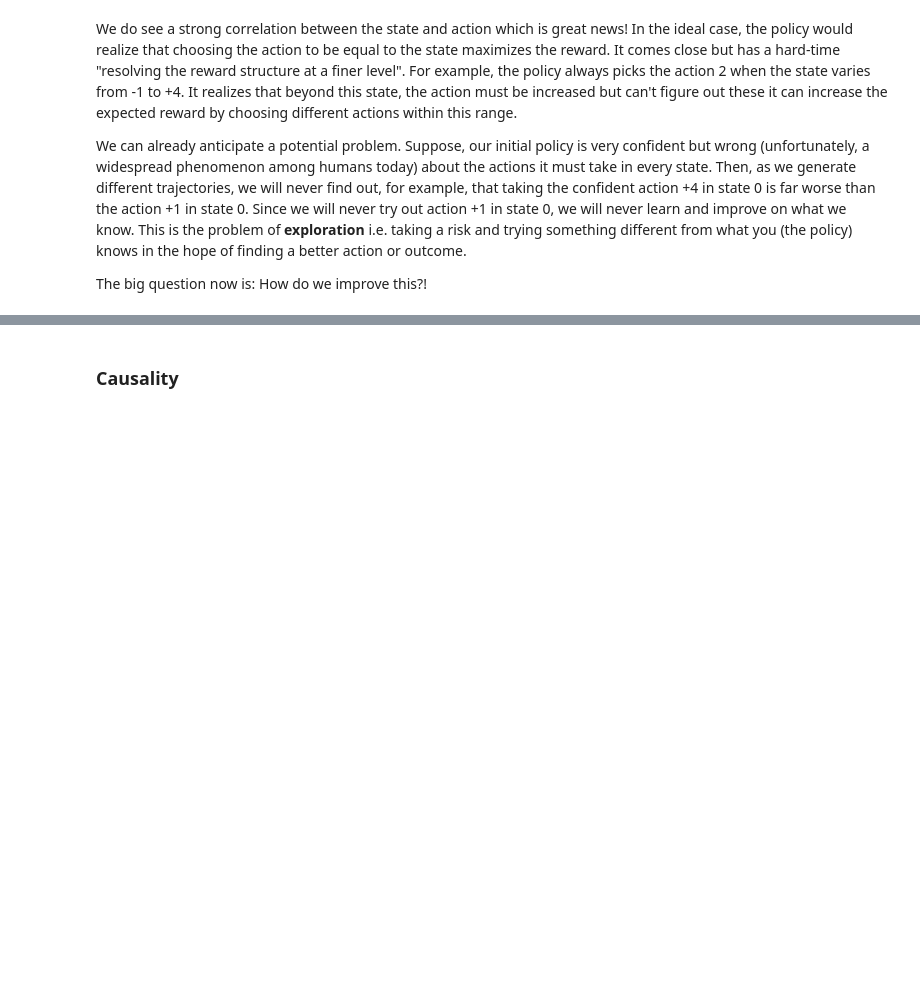
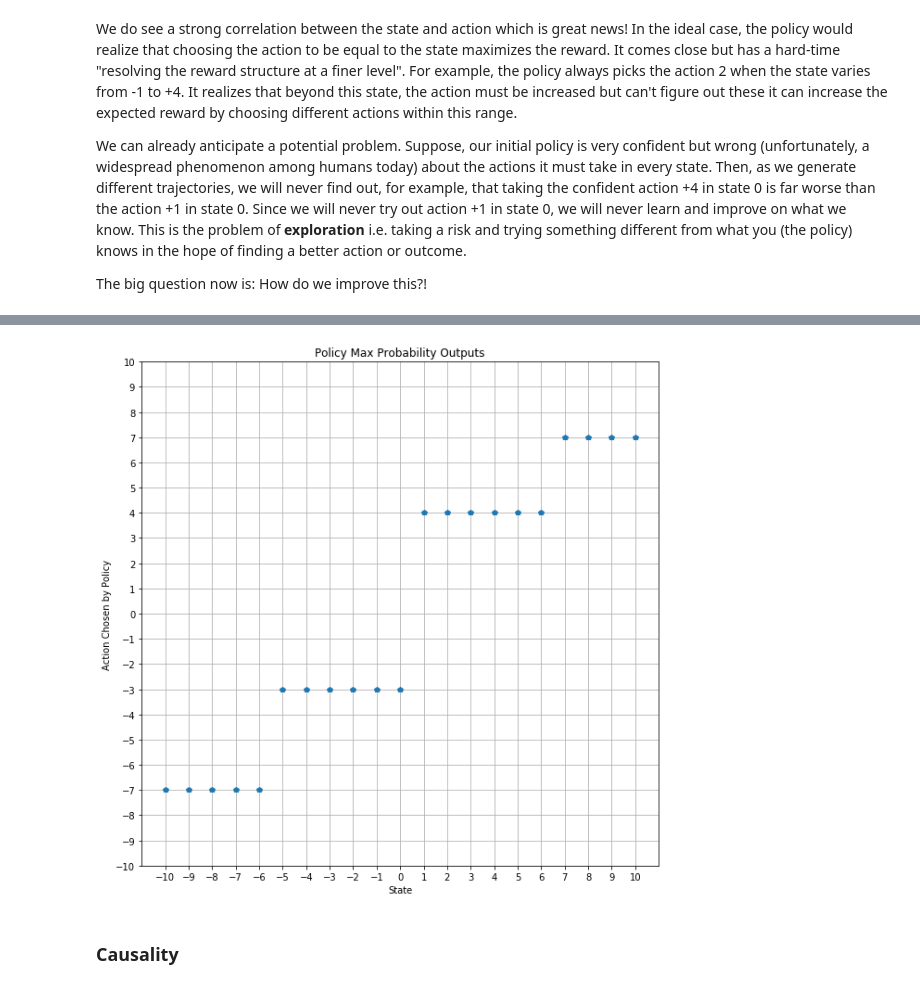
Before and after one commit to TreeinRandomForest/gccoptim, a Jupyter notebook: policygradients/Policy Gradient Experiments + An Informal Tutorial.ipynb, the cells around one changed output, grey strips where cells are left out. Drawn from its saved outputs; the diff is of its cells as text; code cells hidden in the pictures; blank space fills up the shorter version.

```diff
--- a/policygradients/Policy Gradient Experiments + An Informal Tutorial.ipynb
+++ b/policygradients/Policy Gradient Experiments + An Informal Tutorial.ipynb
@@ -998,0 +1256,5 @@ The big question now is: How do we improve this?!
+# %%
+torch.manual_seed(15)
+data_optimized = create_trajectories_optimized(3, 10, policy, 1, space)
+exp_reward = expected_reward_optimized(data_optimized)
+print(exp_reward)
@@ -998,0 +1335,31 @@ The big question now is: How do we improve this?!
+# %%
+#NO CHANGES HERE EXCEPT N_iter = 1000 (instead of 10,000)
+
+#initialize policy
+N_inputs = 1 #1 number for your current state since space is 1-dimensional
+N_outputs = len(space) #probability for each action
+N_hidden_layers = 1
+N_hidden_nodes = 10
+activation = nn.ReLU() #activation in hidden layers
+output_activation = nn.Softmax(dim=1) #want probability distribution on action space
+#technically, we should not use Sigmoid since we only care about log probs
+#but don't worry about this now
+
+policy = PolicyNet(N_inputs,
+                   N_outputs,
+                   N_hidden_layers,
+                   N_hidden_nodes,
+                   activation,
+                   output_activation=output_activation)
+
+N_iter = 10000
+batch_size = 100
+T = 30
+
+policy, exp_reward_list = training_loop_optimized(N_iter,
+                                                  batch_size,
+                                                  T,
+                                                  space,
+                                                  policy=policy,
+                                                  lr=1e-2,
+                                                  step_size=1)
@@ -999,2 +1384,13 @@ The big question now is: How do we improve this?!
+# %%
+plt.figure(figsize=(10,10))
+plt.plot(space, space[policy(space.unsqueeze(1)).argmax(dim=1)], 'p')
+plt.xlabel("State")
+plt.ylabel("Action Chosen by Policy")
+plt.title("Policy Max Probability Outputs")
+_ = plt.xticks(space)
+_ = plt.yticks(space)
+plt.grid()
+# %% [output]
+[figure, added]
 # %% [markdown]
 ### Causality
```
Also changed, not shown: parts of 86 cells of this notebook.
